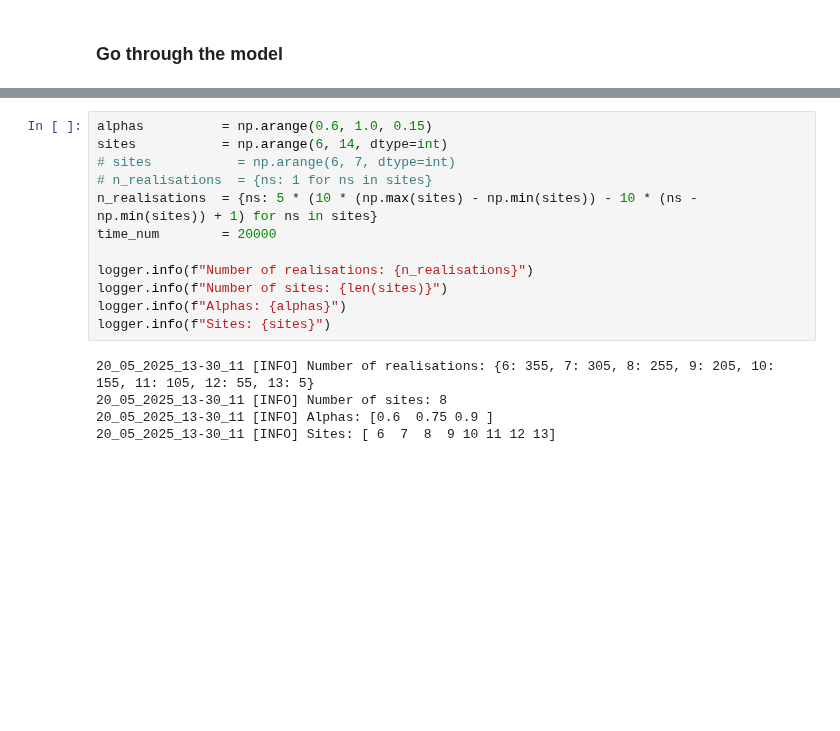
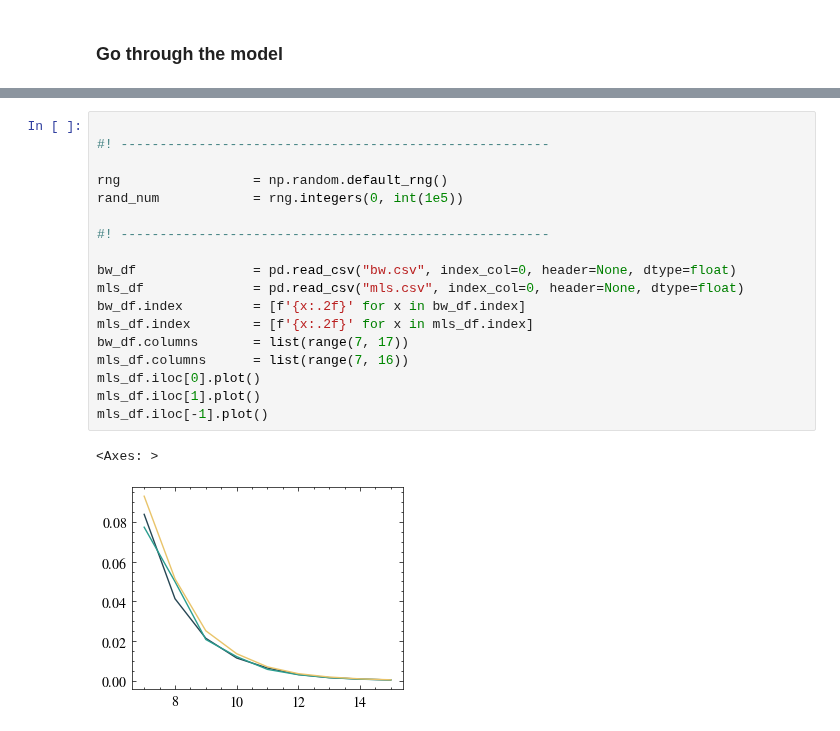
Before and after one commit to makskliczkowski/QuantumEigenSolver, a Jupyter notebook: Python/projects/2025_um_evolotion/evolution.ipynb, the cells around one changed output, grey strips where cells are left out. Cells and saved outputs as stored; diff of their text form; blank space fills up the shorter version.

```diff
--- a/Python/projects/2025_um_evolotion/evolution.ipynb
+++ b/Python/projects/2025_um_evolotion/evolution.ipynb
@@ -172,17 +105,21 @@ def f_function_from_indices(
 # %%
-alphas          = np.arange(0.6, 1.0, 0.15)
-sites           = np.arange(6, 14, dtype=int)
-# sites           = np.arange(6, 7, dtype=int)
-# n_realisations  = {ns: 1 for ns in sites}
-n_realisations  = {ns: 5 * (10 * (np.max(sites) - np.min(sites)) - 10 * (ns - np.min(sites)) + 1) for ns in sites}
-time_num        = 20000
 
-logger.info(f"Number of realisations: {n_realisations}")
-logger.info(f"Number of sites: {len(sites)}")
-logger.info(f"Alphas: {alphas}")
-logger.info(f"Sites: {sites}")
+#! -------------------------------------------------------
+
+rng                 = np.random.default_rng()
+rand_num            = rng.integers(0, int(1e5))
+
+#! -------------------------------------------------------
+
+bw_df               = pd.read_csv("bw.csv", index_col=0, header=None, dtype=float)
+mls_df              = pd.read_csv("mls.csv", index_col=0, header=None, dtype=float)
+bw_df.index         = [f'{x:.2f}' for x in bw_df.index]
+mls_df.index        = [f'{x:.2f}' for x in mls_df.index]
+bw_df.columns       = list(range(7, 17))
+mls_df.columns      = list(range(7, 16))
+mls_df.iloc[0].plot()
+mls_df.iloc[1].plot()
+mls_df.iloc[-1].plot()
 # %% [output]
-20_05_2025_13-30_11 [INFO] Number of realisations: {6: 355, 7: 305, 8: 255, 9: 205, 10: 155, 11: 105, 12: 55, 13: 5}
-20_05_2025_13-30_11 [INFO] Number of sites: 8
-20_05_2025_13-30_11 [INFO] Alphas: [0.6  0.75 0.9 ]
-20_05_2025_13-30_11 [INFO] Sites: [ 6  7  8  9 10 11 12 13]
+<Axes: >
+[figure, added]
```
Also changed, not shown: parts of 12 cells of this notebook, 3 other files.
